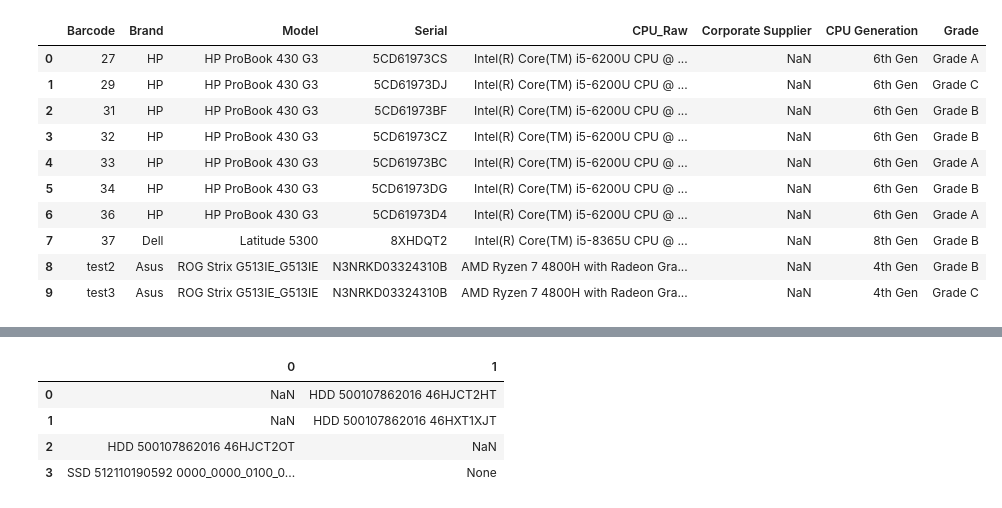
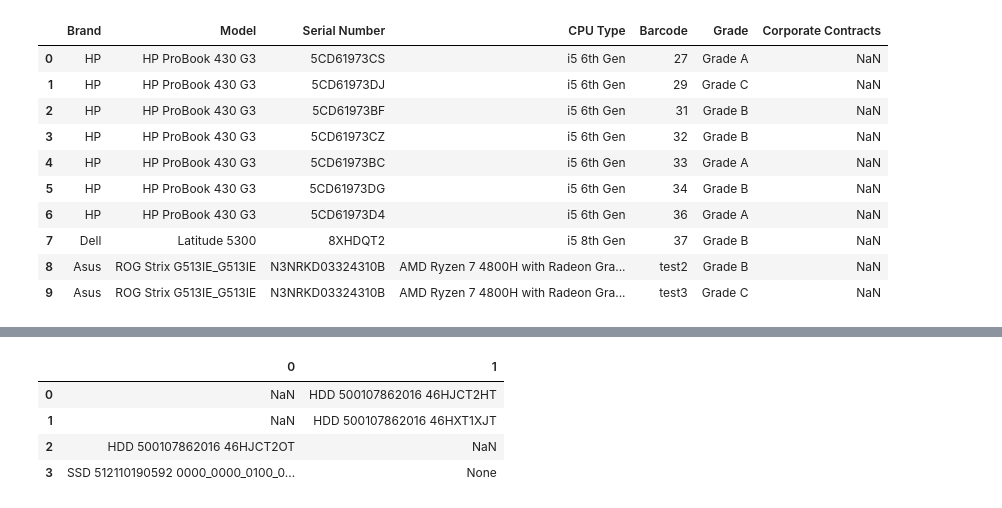
Before and after one commit to K80K8/SS, a Jupyter notebook: get_info/process_data.ipynb, the cells around one changed output, grey strips where cells are left out. Drawn from its saved outputs; the diff is of its cells as text; code cells hidden in the pictures.

Commit message:
updating process data notebook

```diff
--- a/get_info/process_data.ipynb
+++ b/get_info/process_data.ipynb
@@ -374,3 +374,17 @@ conditions = [
 choices = ['Dell', 'HP', 'Microsoft', 'Asus', 'Lenovo', 'Apple', 'Samsung', 'Toshiba', 'Acer', 'Sony', 'MSI']
 
 df_system['Brand'] = np.select(conditions, choices, default=df_system['Brand'])
+# %%
+def get_cpu_type(row):
+    cpu_raw = row['CPU_Raw']
+    cpu_gen = row['CPU Generation']
+
+    # Look for Intel i3/i5/i7/i9 in the CPU_Raw string
+    match = re.search(r'(i[3579])', cpu_raw, re.IGNORECASE)
+    if match:
+        return f"{match.group(1)} {cpu_gen}"
+    else: # NEEDS UPDATING FOR OTHER TYPES, E.G. AMD RYZEN, PENTIUM, PENTIUM GOLD
+        return cpu_raw
+
+df_system['CPU Type'] = df_system.apply(get_cpu_type, axis=1)
+display(df_system)
@@ -377,17 +403,30 @@ df_system['Brand'] = np.select(conditions, choices, default=df_system['Brand'])
+# %%
+df_system = df_system.drop(['CPU_Raw', 'CPU Generation'], axis=1)
 # %%
+new_order = [
+    "Brand",
+    "Model",
+    "Serial Number",
+    "CPU Type",
+    "Barcode",
+    "Grade",
+    "Corporate Contracts"
+]
+
+df_system = df_system[new_order]
 display(df_system)
 # %% [output]
-|  | Barcode | Brand | Model | Serial | CPU_Raw | Corporate Supplier | CPU Generation | Grade |
-| 0 | 27 | HP | HP ProBook 430 G3 | 5CD61973CS | Intel(R) Core(TM) i5-6200U CPU @ ... | NaN | 6th Gen | Grade A |
-| 1 | 29 | HP | HP ProBook 430 G3 | 5CD61973DJ | Intel(R) Core(TM) i5-6200U CPU @ ... | NaN | 6th Gen | Grade C |
-| 2 | 31 | HP | HP ProBook 430 G3 | 5CD61973BF | Intel(R) Core(TM) i5-6200U CPU @ ... | NaN | 6th Gen | Grade B |
-| 3 | 32 | HP | HP ProBook 430 G3 | 5CD61973CZ | Intel(R) Core(TM) i5-6200U CPU @ ... | NaN | 6th Gen | Grade B |
-| 4 | 33 | HP | HP ProBook 430 G3 | 5CD61973BC | Intel(R) Core(TM) i5-6200U CPU @ ... | NaN | 6th Gen | Grade A |
-| 5 | 34 | HP | HP ProBook 430 G3 | 5CD61973DG | Intel(R) Core(TM) i5-6200U CPU @ ... | NaN | 6th Gen | Grade B |
-| 6 | 36 | HP | HP ProBook 430 G3 | 5CD61973D4 | Intel(R) Core(TM) i5-6200U CPU @ ... | NaN | 6th Gen | Grade A |
-| 7 | 37 | Dell | Latitude 5300 | 8XHDQT2 | Intel(R) Core(TM) i5-8365U CPU @ ... | NaN | 8th Gen | Grade B |
-| 8 | test2 | Asus | ROG Strix G513IE_G513IE | N3NRKD03324310B | AMD Ryzen 7 4800H with Radeon Gra... | NaN | 4th Gen | Grade B |
-| 9 | test3 | Asus | ROG Strix G513IE_G513IE | N3NRKD03324310B | AMD Ryzen 7 4800H with Radeon Gra... | NaN | 4th Gen | Grade C |
+|  | Brand | Model | Serial Number | CPU Type | Barcode | Grade | Corporate Contracts |
+| 0 | HP | HP ProBook 430 G3 | 5CD61973CS | i5 6th Gen | 27 | Grade A | NaN |
+| 1 | HP | HP ProBook 430 G3 | 5CD61973DJ | i5 6th Gen | 29 | Grade C | NaN |
+| 2 | HP | HP ProBook 430 G3 | 5CD61973BF | i5 6th Gen | 31 | Grade B | NaN |
+| 3 | HP | HP ProBook 430 G3 | 5CD61973CZ | i5 6th Gen | 32 | Grade B | NaN |
+| 4 | HP | HP ProBook 430 G3 | 5CD61973BC | i5 6th Gen | 33 | Grade A | NaN |
+| 5 | HP | HP ProBook 430 G3 | 5CD61973DG | i5 6th Gen | 34 | Grade B | NaN |
+| 6 | HP | HP ProBook 430 G3 | 5CD61973D4 | i5 6th Gen | 36 | Grade A | NaN |
+| 7 | Dell | Latitude 5300 | 8XHDQT2 | i5 8th Gen | 37 | Grade B | NaN |
+| 8 | Asus | ROG Strix G513IE_G513IE | N3NRKD03324310B | AMD Ryzen 7 4800H with Radeon Gra... | test2 | Grade B | NaN |
+| 9 | Asus | ROG Strix G513IE_G513IE | N3NRKD03324310B | AMD Ryzen 7 4800H with Radeon Gra... | test3 | Grade C | NaN |
 # %%
 # Clean up NaN and add ID column
 df_system = df_system.fillna('')
```
Also changed, not shown: parts of 3 cells of this notebook.
